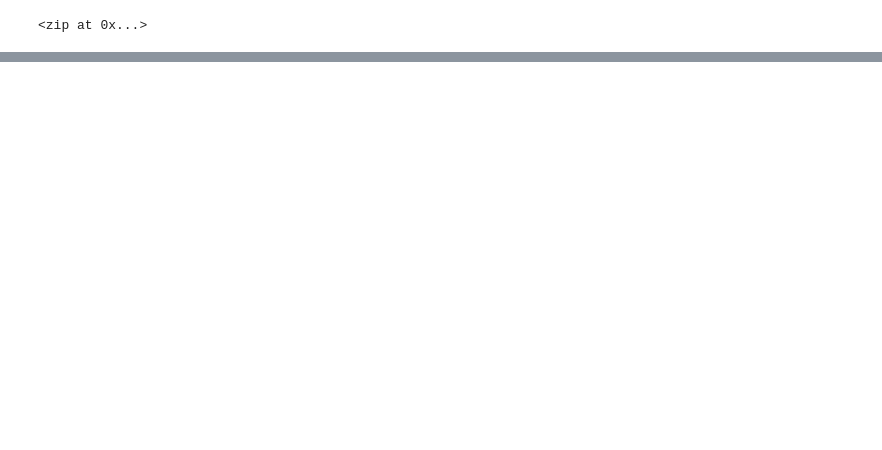
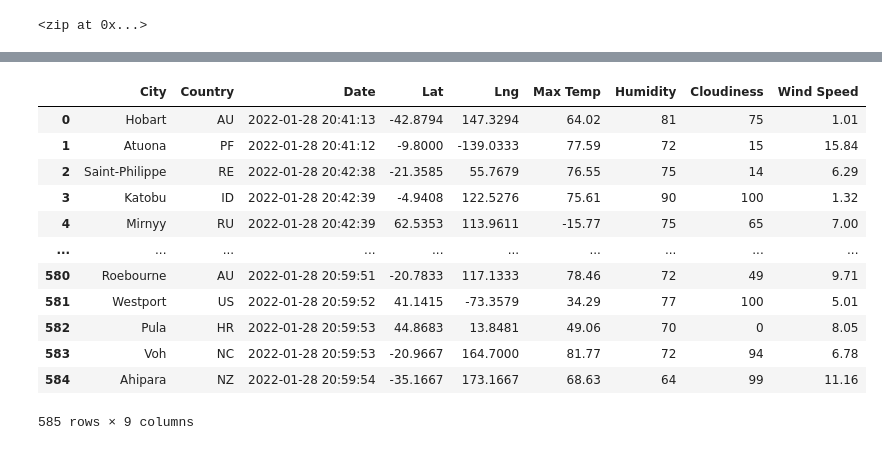
Before and after one commit to carinabeauvais/World_Weather_Analysis, a Jupyter notebook: WeatherPy.ipynb, the cells around one changed output, grey strips where cells are left out. Saved outputs shown, nothing was run; the diff lists cells and outputs as text; code cells hidden in the pictures; blank space fills up the shorter version.

Commit message:
adding weather data

```diff
--- a/WeatherPy.ipynb
+++ b/WeatherPy.ipynb
@@ -33,0 +40,4 @@ len(cities)
+# %%
+# Starting URL for Weather Map API Call.
+url = "http://api.openweathermap.org/data/2.5/weather?units=Imperial&APPID=" + weather_api_key
+print(url)
@@ -33,0 +135,4 @@ len(cities)
+# %%
+# Convert the array of dictionaries to a Pandas DataFrame.
+city_data_df = pd.DataFrame(city_data)
+city_data_df.head(10)
@@ -33,0 +151,18 @@ len(cities)
+# %%
+reorg_city_data = ["City", "Country", "Date", "Lat", "Lng", "Max Temp", "Humidity", "Cloudiness", "Wind Speed"]
+reorg_city_data_df = city_data_df[reorg_city_data]
+reorg_city_data_df
+# %% [output]
+|  | City | Country | Date | Lat | Lng | Max Temp | Humidity | Cloudiness | Wind Speed |
+| 0 | Hobart | AU | 2022-01-28 20:41:13 | -42.8794 | 147.3294 | 64.02 | 81 | 75 | 1.01 |
+| 1 | Atuona | PF | 2022-01-28 20:41:12 | -9.8000 | -139.0333 | 77.59 | 72 | 15 | 15.84 |
+| 2 | Saint-Philippe | RE | 2022-01-28 20:42:38 | -21.3585 | 55.7679 | 76.55 | 75 | 14 | 6.29 |
+| 3 | Katobu | ID | 2022-01-28 20:42:39 | -4.9408 | 122.5276 | 75.61 | 90 | 100 | 1.32 |
+| 4 | Mirnyy | RU | 2022-01-28 20:42:39 | 62.5353 | 113.9611 | -15.77 | 75 | 65 | 7.00 |
+| ... | ... | ... | ... | ... | ... | ... | ... | ... | ... |
+| 580 | Roebourne | AU | 2022-01-28 20:59:51 | -20.7833 | 117.1333 | 78.46 | 72 | 49 | 9.71 |
+| 581 | Westport | US | 2022-01-28 20:59:52 | 41.1415 | -73.3579 | 34.29 | 77 | 100 | 5.01 |
+| 582 | Pula | HR | 2022-01-28 20:59:53 | 44.8683 | 13.8481 | 49.06 | 70 | 0 | 8.05 |
+| 583 | Voh | NC | 2022-01-28 20:59:53 | -20.9667 | 164.7000 | 81.77 | 72 | 94 | 6.78 |
+| 584 | Ahipara | NZ | 2022-01-28 20:59:54 | -35.1667 | 173.1667 | 68.63 | 64 | 99 | 11.16 |
+585 rows × 9 columns
```
Also changed, not shown: parts of 8 cells of this notebook, 3 other files.
